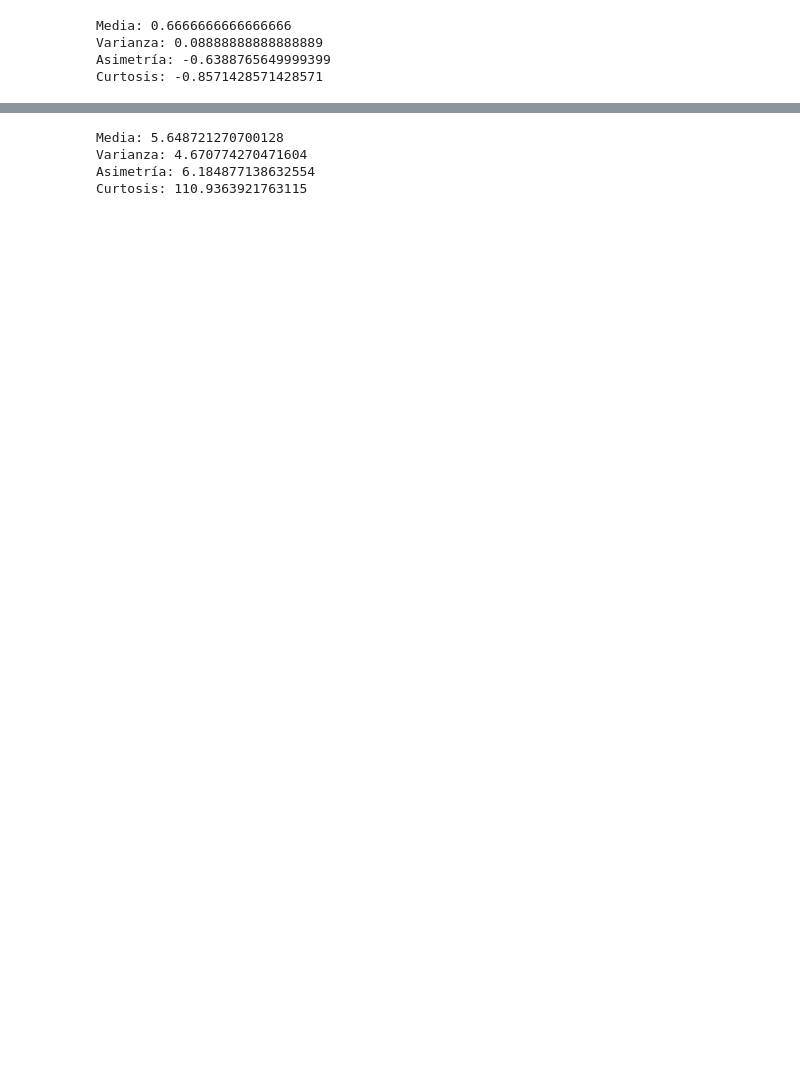
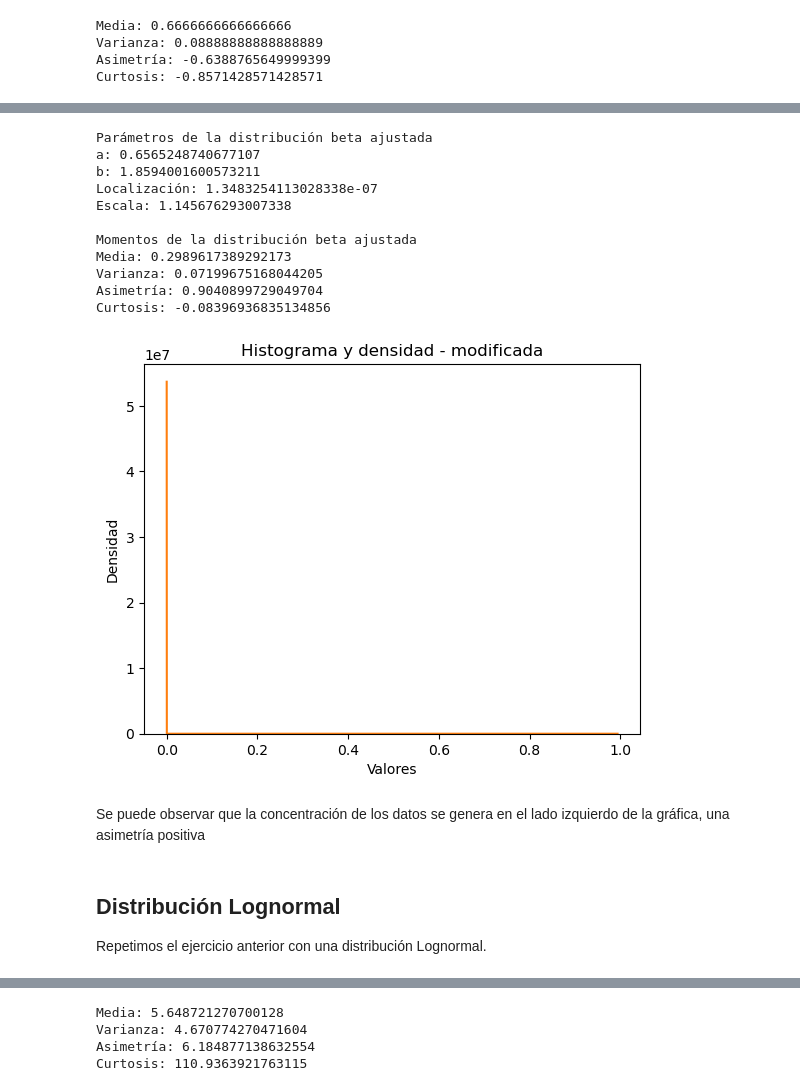
Before and after one commit to SantiagoRMV/Uniandes-Anaitycs, a Jupyter notebook: Mejora de Procesos/Simulación/Tarea 2/mmps_tarea2_base.ipynb, the cells around one changed output, grey strips where cells are left out. Drawn from its saved outputs; the diff is of its cells as text; code cells hidden in the pictures; blank space fills up the shorter version.

```diff
--- a/Mejora de Procesos/Simulación/Tarea 2/mmps_tarea2_base.ipynb
+++ b/Mejora de Procesos/Simulación/Tarea 2/mmps_tarea2_base.ipynb
@@ -232,3 +425,57 @@ Curtosis: -0.8571428571428571
+# %%
+# ajuste de datos a una beta - obtener parámetros
+fa, fb, floc, fscale = beta.fit(vals_beta_2)
+print("Parámetros de la distribución beta ajustada")
+print("a: {}".format(fa))
+print("b: {}".format(fb))
+print("Localización: {}".format(floc))
+print("Escala: {}".format(fscale))
+
+# variable ajustada
+fitted_var = beta.freeze(a=fa, b=fb, loc=floc,scale=fscale)
+# momentos de la variable ajustada
+mean, var, skew, kurt = fitted_var.stats(moments='mvsk')
+print("\nMomentos de la distribución beta ajustada")
+print("Media: {}".format(mean))
+print("Varianza: {}".format(var))
+print("Asimetría: {}".format(skew))
+print("Curtosis: {}".format(kurt))
+
+
+# histograma
+count, bins, ignored = plt.hist(x=vals_beta_2, bins=30, density=True)
+
+# densidad
+nobs = 10000
+xmin = min(vals_beta_2)
+xmax = max(vals_beta_2)
+step = (xmax-xmin)/nobs
+x= np.arange(xmin,xmax,step)
+plt.plot(x, fitted_var.pdf(x))
+
+plt.title('Histograma y densidad - modificada')
+plt.xlabel('Valores')
+plt.ylabel('Densidad')
+plt.show()
+# %% [output]
+Parámetros de la distribución beta ajustada
+a: 0.6565248740677107
+b: 1.8594001600573211
+Localización: 1.3483254113028338e-07
+Escala: 1.145676293007338
+
+Momentos de la distribución beta ajustada
+Media: 0.2989617389292173
+Varianza: 0.07199675168044205
+Asimetría: 0.9040899729049704
+Curtosis: -0.08396936835134856
+[figure, added]
+# %% [markdown]
+Se puede observar que la concentración de los datos se genera en el lado izquierdo de la gráfica, una asimetría positiva
+# %% [markdown]
+## Distribución Lognormal
+
+Repetimos el ejercicio anterior con una distribución Lognormal.
 # %%
 import math
 import numpy as np
```
Also changed, not shown: parts of 46 cells of this notebook, 47 other files.
